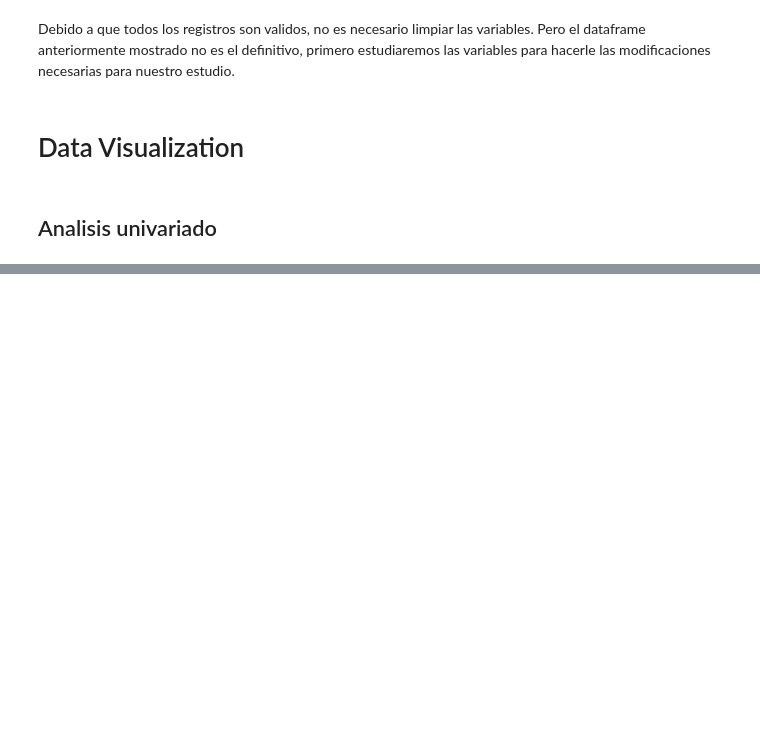
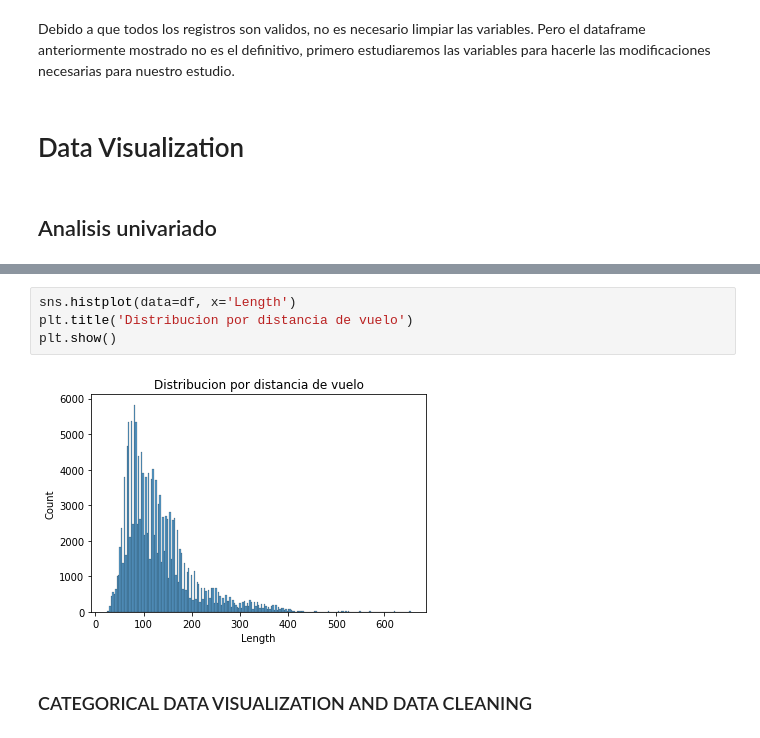
Before and after one commit to nick1287/Airlines, a Jupyter notebook: Airlines+Proyecto_Final.ipynb, the cells around one changed output, grey strips where cells are left out. Drawn from its saved outputs; the diff is of its cells as text; blank space fills up the shorter version.

```diff
--- a/Airlines+Proyecto_Final.ipynb
+++ b/Airlines+Proyecto_Final.ipynb
@@ -73,0 +93,8 @@ df.describe().T
+# %%
+sns.histplot(data=df, x='Length')
+plt.title('Distribucion por distancia de vuelo')
+plt.show()
+# %% [output]
+[figure, added]
+# %% [markdown]
+### CATEGORICAL DATA VISUALIZATION AND DATA CLEANING
```
Also changed, not shown: parts of 40 cells of this notebook.
